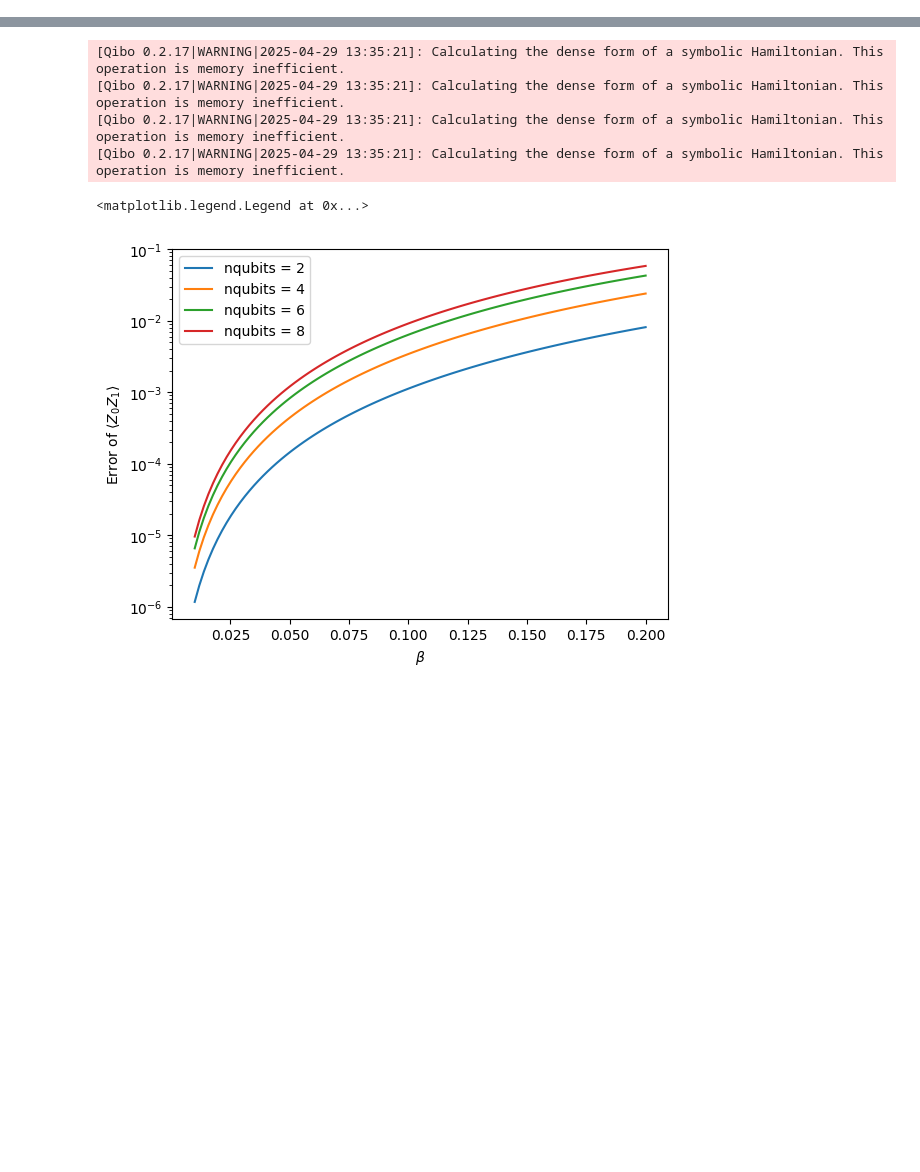
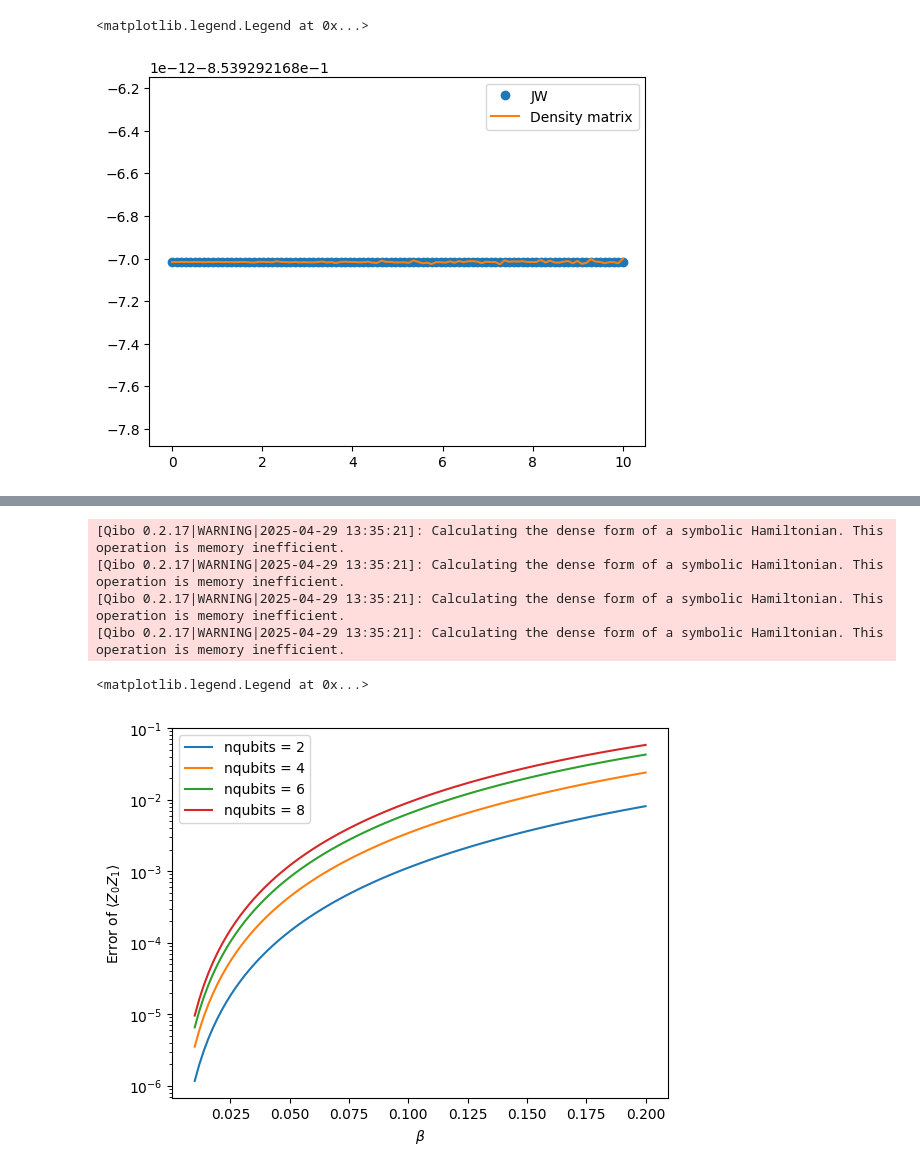
Before and after one commit to wrightjandrew/ImaginaryTimeEvolutionPauliPropagation, a Jupyter notebook: imaginaryTimeEvolution/exactImaginaryEvolution.ipynb, the cells around one changed output, grey strips where cells are left out. Drawn from its saved outputs; the diff is of its cells as text; code cells hidden in the pictures; blank space fills up the shorter version.

```diff
--- a/imaginaryTimeEvolution/exactImaginaryEvolution.ipynb
+++ b/imaginaryTimeEvolution/exactImaginaryEvolution.ipynb
@@ -195,0 +351,39 @@ plt.show()
+# %%
+nqubits = 6
+# J = 1.0
+# h = 1.0
+# H_def = sum([-J*X(x)*X(x+1) - h*Z(x) for x in range(nqubits-1)])  - h*Z(nqubits-1)
+# H = hamiltonians.SymbolicHamiltonian(H_def).matrix
+
+Jx = 1.0
+Jy = 0.0
+h = 1.0
+H_def = sum([-Jx*X(x)*X(x+1)-Jy*Y(x)*Y(x+1) - h*Z(x) for x in range(nqubits-1)]) - h*Z(nqubits-1)
+H = hamiltonians.SymbolicHamiltonian(H_def).matrix
+nSites = nqubits
+M = jordan_wigner_tfim(nSites, Jx, Jy, h)
+
+
+t = np.linspace(0, 10, 100)
+
+dynamicCorrelationExact = np.zeros((len(t)))
+dynamicCorrelationTFIM = np.zeros((len(t)))
+beta = 10
+for i in range(len(t)):
+    rho = thermalState(beta, H)
+
+    operator = pauliStr2Matrix(createPauliString(nqubits, [0], ['Z']))
+    operatorEvolved = sp.linalg.expm(-1j*t[i]*H) @ operator @ sp.linalg.expm(1j*t[i]*H)
+    #operator2 = pauliStr2Matrix(createPauliString(nqubits, [1], ['Z']))
+    observable = operatorEvolved #@ operator2
+    dynamicCorrelationExact[i] = computeExpectationValue(rho, observable)
+
+
+for i in range(len(t)):
+    dynamicCorrelationTFIM[i] = z_dynamic(M, beta, 0, t[i])
+
+plt.figure()
+plt.plot(t, dynamicCorrelationTFIM, 'o', label = 'JW')
+plt.plot(t, -dynamicCorrelationExact, label = 'Density matrix')
+plt.legend()
+# %% [output]
@@ -195,0 +391,2 @@ plt.show()
+<matplotlib.legend.Legend at 0x...>
+[figure, added]
```
Also changed, not shown: parts of 6 cells of this notebook, 4 other files.
